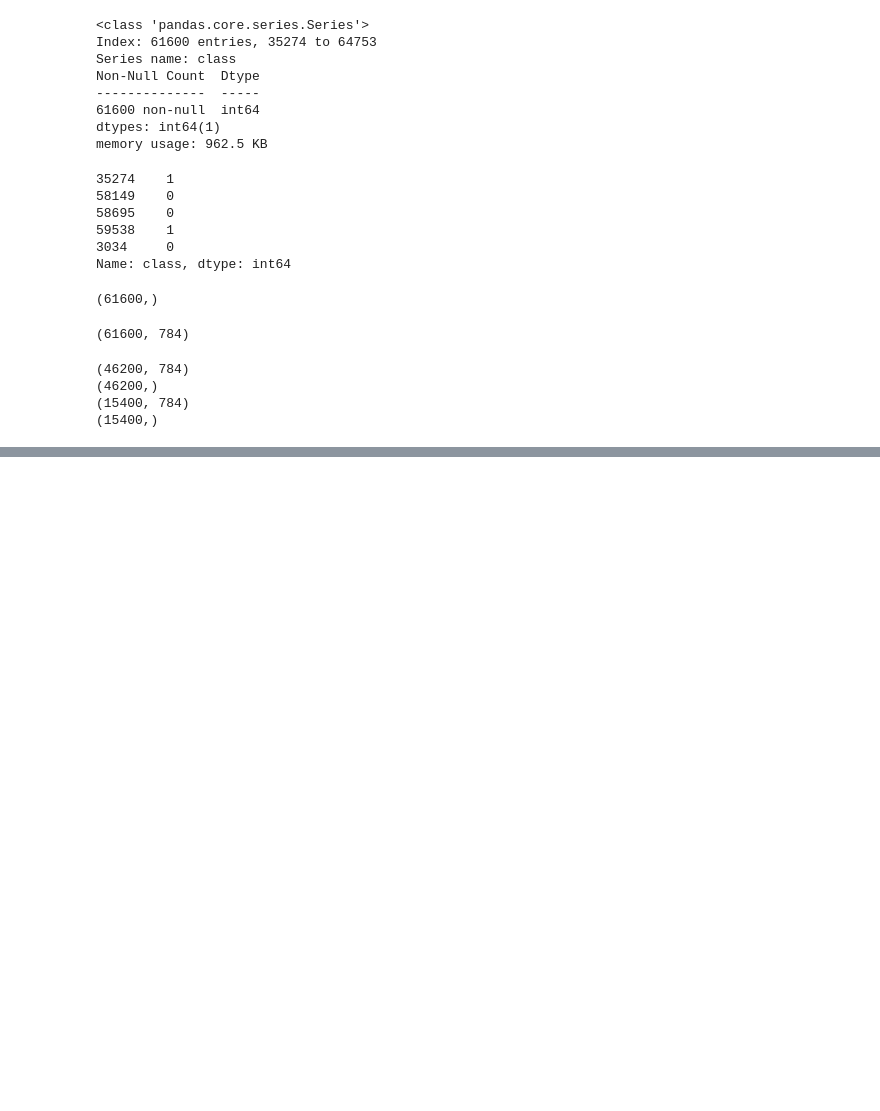
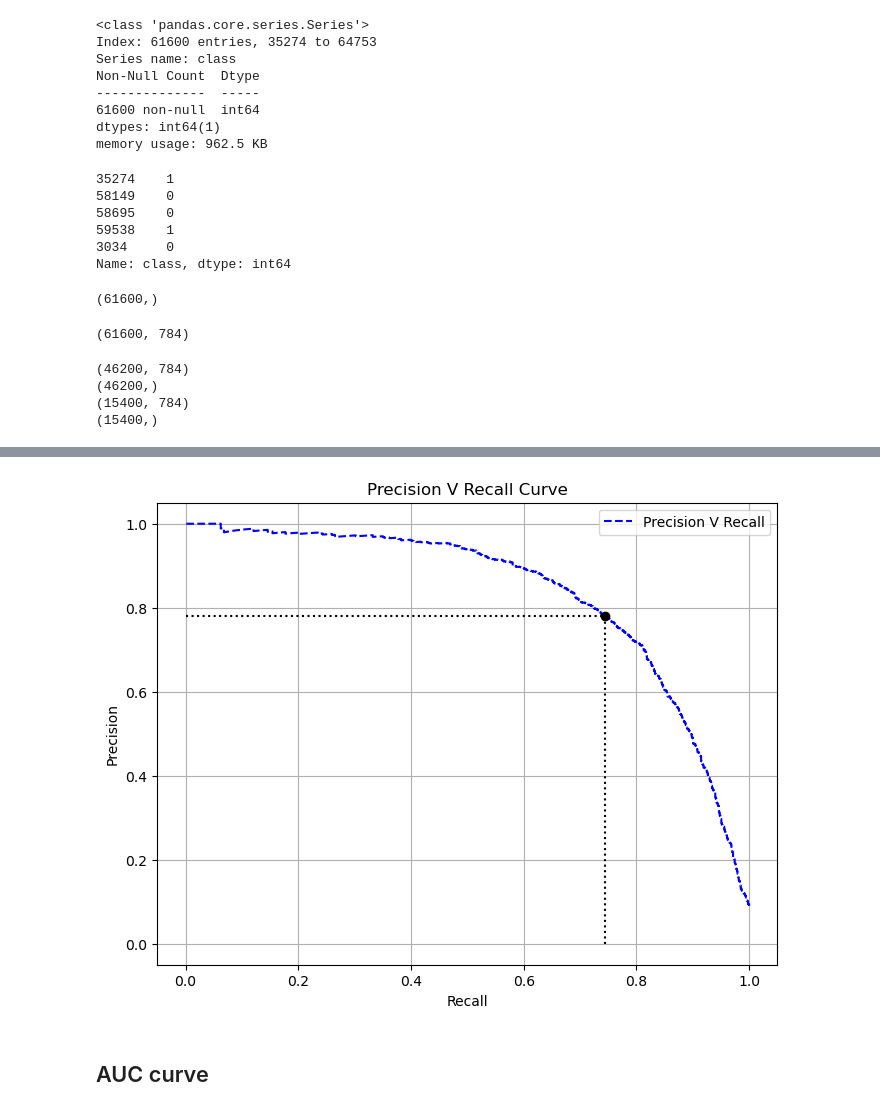
Before and after one commit to anilhimam17/Kaggle-Machine-Learning, a Jupyter notebook: Playgrounds/Chapter 2 and 3.ipynb, the cells around one changed output, grey strips where cells are left out. Cells and saved outputs as stored; diff of their text form; code cells hidden in the pictures; blank space fills up the shorter version.

```diff
--- a/Playgrounds/Chapter 2 and 3.ipynb
+++ b/Playgrounds/Chapter 2 and 3.ipynb
@@ -362,0 +354,18 @@ ValueError: x and y must have same first dimension, but have shapes (15400,) and
+# %%
+plt.figure(figsize=(8, 6))
+
+plt.plot(recalls, precisions, "b--", label="Precision V Recall")
+plt.plot([0, recalls[intercept]], [precisions[intercept], precisions[intercept]], "k:")
+plt.plot([recalls[intercept], recalls[intercept]], [0, precisions[intercept]], "k:")
+plt.plot(recalls[intercept], precisions[intercept], "ko")
+
+plt.xlabel("Recall")
+plt.ylabel("Precision")
+plt.title("Precision V Recall Curve")
+plt.grid()
+plt.legend()
+plt.show()
+# %% [output]
+[figure, added]
+# %% [markdown]
+## AUC curve
```
Also changed, not shown: parts of 14 cells of this notebook.
